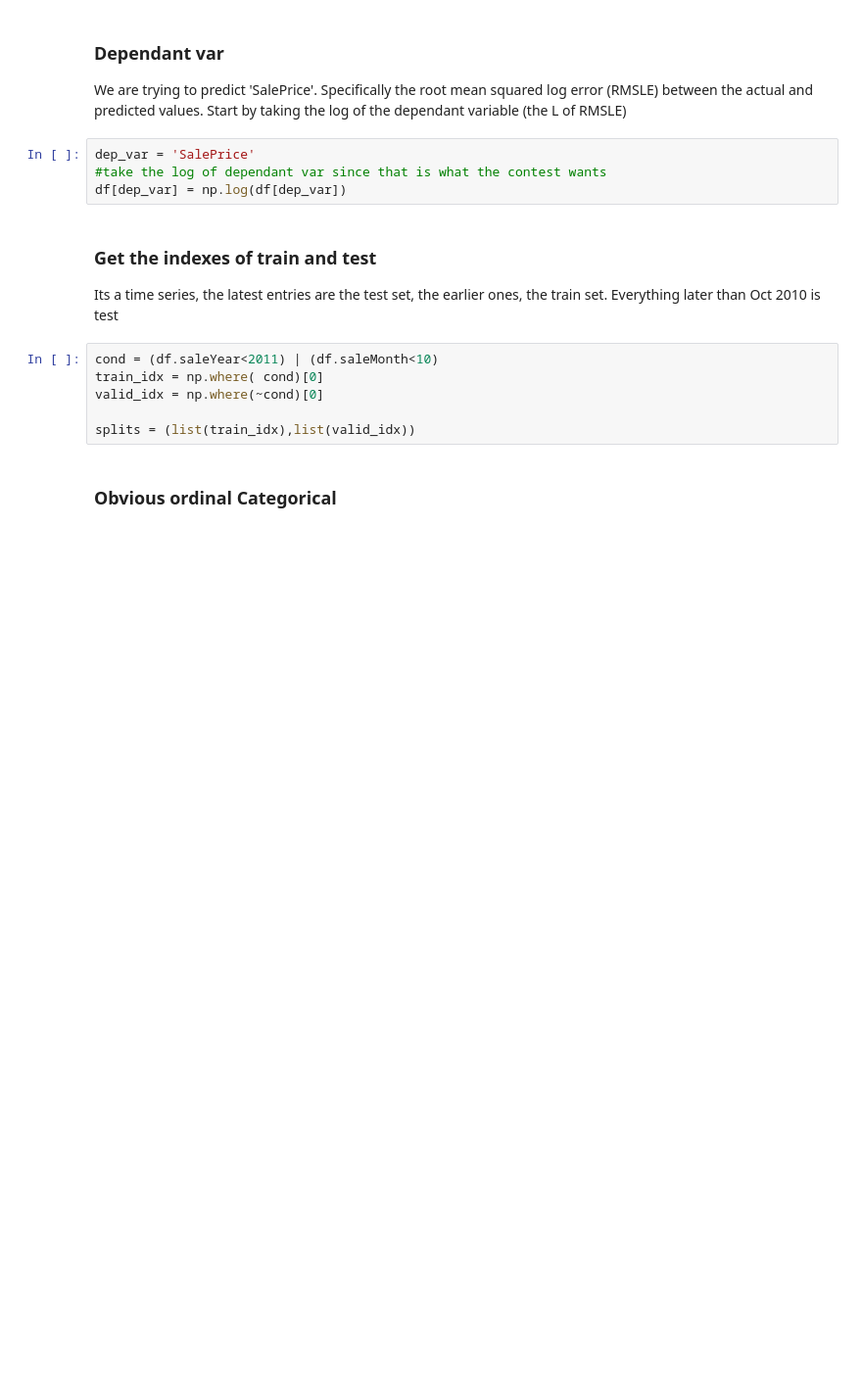
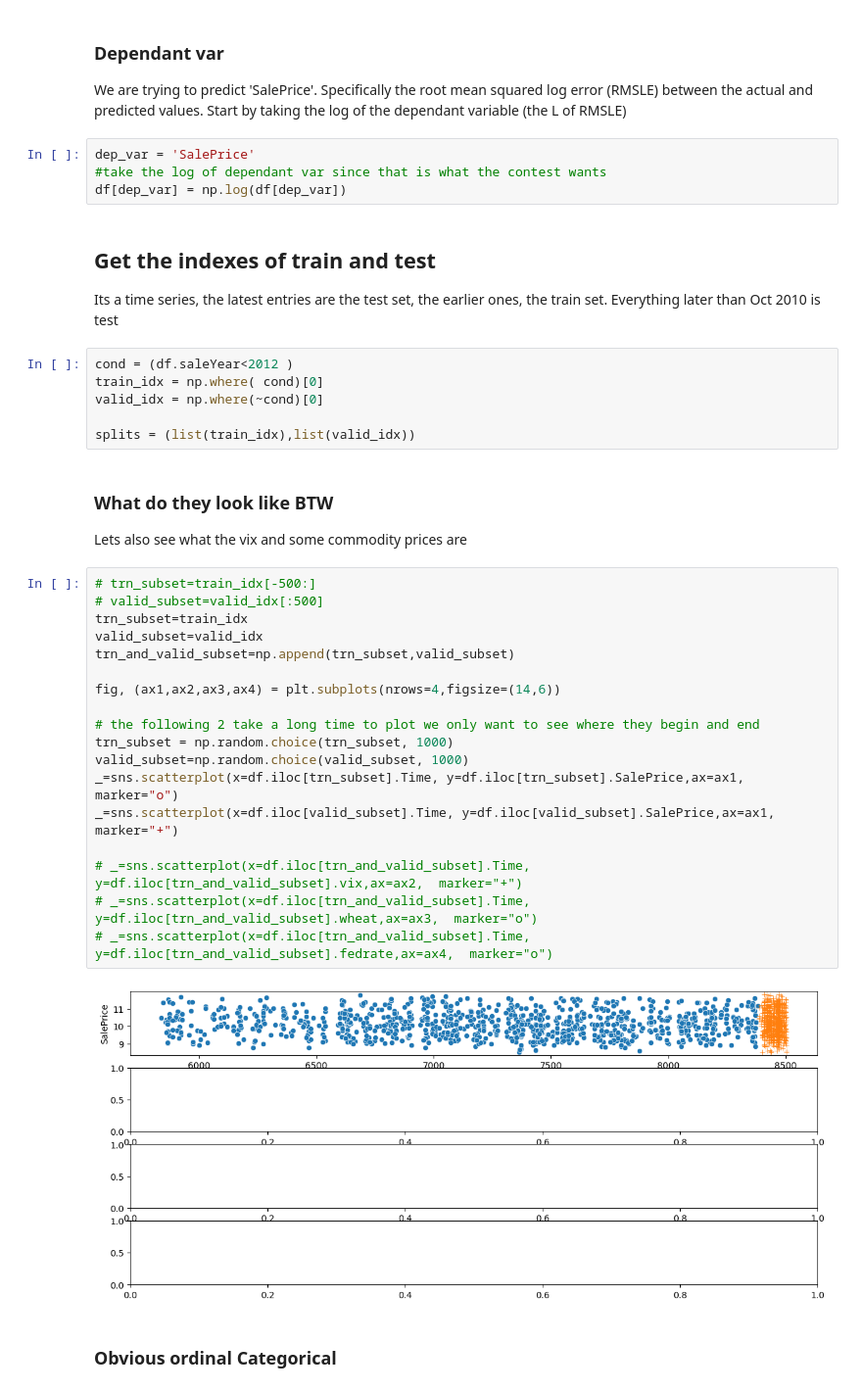
Before and after one commit to CNUClasses/DATA301_CODE, a Jupyter notebook: homework/bigiron.ipynb, the cells around one changed output. Shown at 98% size. Saved outputs shown, nothing was run; the diff lists cells and outputs as text; blank space fills up the shorter version.

```diff
--- a/homework/bigiron.ipynb
+++ b/homework/bigiron.ipynb
@@ -228,15 +260,39 @@ dep_var = 'SalePrice'
 #take the log of dependant var since that is what the contest wants
 df[dep_var] = np.log(df[dep_var])
 # %% [markdown]
-### Get the indexes of train and test
+## Get the indexes of train and test
 
 Its a time series, the latest entries are the test set, the earlier ones, the train set.  Everything later than Oct 2010 is test
 # %%
-cond = (df.saleYear<2011) | (df.saleMonth<10)
+cond = (df.saleYear<2012 )
 train_idx = np.where( cond)[0]
 valid_idx = np.where(~cond)[0]
 
 splits = (list(train_idx),list(valid_idx))
+# %% [markdown]
+### What do they look like BTW
+
+Lets also see what the vix and some commodity prices are
+# %%
+# trn_subset=train_idx[-500:]
+# valid_subset=valid_idx[:500]
+trn_subset=train_idx
+valid_subset=valid_idx
+trn_and_valid_subset=np.append(trn_subset,valid_subset)
+
+fig, (ax1,ax2,ax3,ax4) = plt.subplots(nrows=4,figsize=(14,6))
+
+# the following 2 take a long time to plot we only want to see where they begin and end
+trn_subset = np.random.choice(trn_subset, 1000)
+valid_subset=np.random.choice(valid_subset, 1000)
+_=sns.scatterplot(x=df.iloc[trn_subset].Time, y=df.iloc[trn_subset].SalePrice,ax=ax1,  marker="o")
+_=sns.scatterplot(x=df.iloc[valid_subset].Time, y=df.iloc[valid_subset].SalePrice,ax=ax1,  marker="+")
+
+# _=sns.scatterplot(x=df.iloc[trn_and_valid_subset].Time, y=df.iloc[trn_and_valid_subset].vix,ax=ax2,  marker="+")
+# _=sns.scatterplot(x=df.iloc[trn_and_valid_subset].Time, y=df.iloc[trn_and_valid_subset].wheat,ax=ax3,  marker="o")
+# _=sns.scatterplot(x=df.iloc[trn_and_valid_subset].Time, y=df.iloc[trn_and_valid_subset].fedrate,ax=ax4,  marker="o")
+# %% [output]
+[figure, added]
 # %% [markdown]
 ### Obvious ordinal Categorical
 # %%
```
Also changed, not shown: parts of 36 cells of this notebook.
